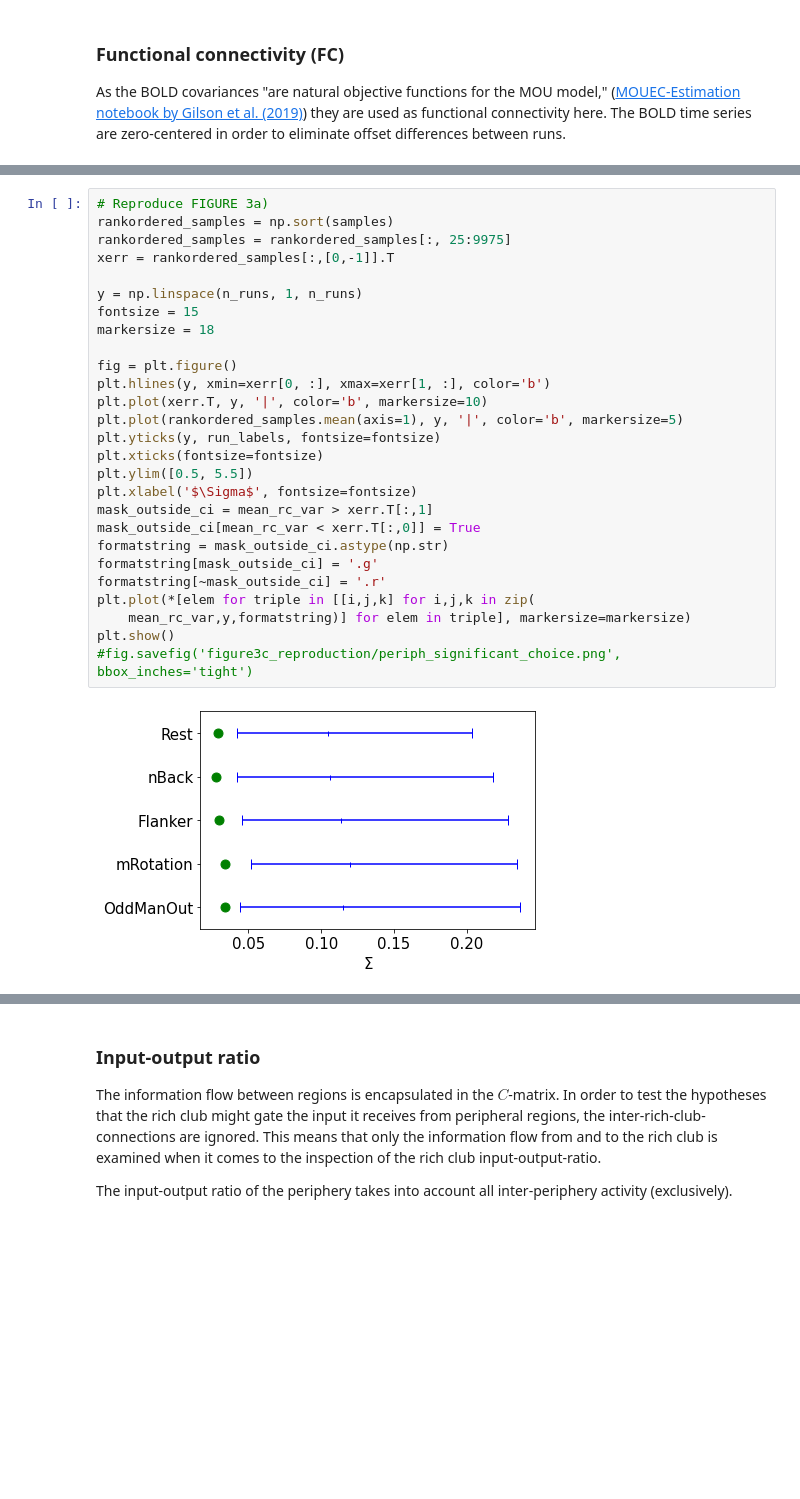
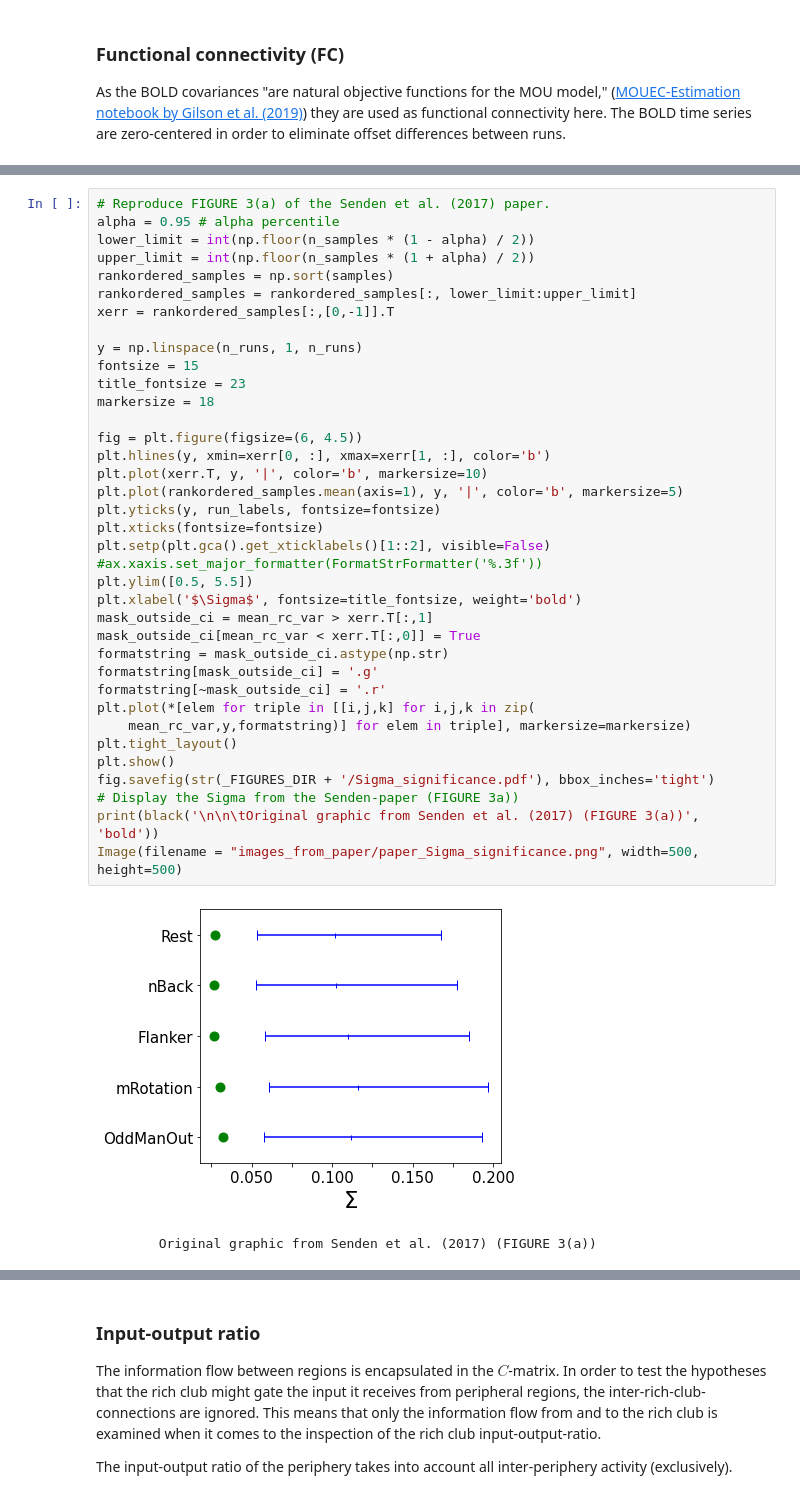
Before and after one commit to bjoernkoehn21/Reproduce-results-from-Senden-paper, a Jupyter notebook: replicate_results_from_Senden_et_al_paper.ipynb, the cells around one changed output, grey strips where cells are left out. Saved outputs shown, nothing was run; the diff lists cells and outputs as text; blank space fills up the shorter version.

```diff
--- a/replicate_results_from_Senden_et_al_paper.ipynb
+++ b/replicate_results_from_Senden_et_al_paper.ipynb
@@ -617,31 +489,42 @@ for i_run in range(n_runs):
         mask_i_sample[i_index_sample] = True
         samples[i_run, i_sample] = local_var[i_run, mask_i_sample].mean()
 # %%
-# Reproduce FIGURE 3a)
+# Reproduce FIGURE 3(a) of the Senden et al. (2017) paper.
+alpha = 0.95 # alpha percentile
+lower_limit = int(np.floor(n_samples * (1 - alpha) / 2))
+upper_limit = int(np.floor(n_samples * (1 + alpha) / 2))
 rankordered_samples = np.sort(samples)
-rankordered_samples = rankordered_samples[:, 25:9975]
+rankordered_samples = rankordered_samples[:, lower_limit:upper_limit]
 xerr = rankordered_samples[:,[0,-1]].T
 
 y = np.linspace(n_runs, 1, n_runs)
 fontsize = 15
+title_fontsize = 23
 markersize = 18
 
-fig = plt.figure()
+fig = plt.figure(figsize=(6, 4.5))
 plt.hlines(y, xmin=xerr[0, :], xmax=xerr[1, :], color='b')
 plt.plot(xerr.T, y, '|', color='b', markersize=10)
 plt.plot(rankordered_samples.mean(axis=1), y, '|', color='b', markersize=5)
 plt.yticks(y, run_labels, fontsize=fontsize)
 plt.xticks(fontsize=fontsize)
+plt.setp(plt.gca().get_xticklabels()[1::2], visible=False)
+#ax.xaxis.set_major_formatter(FormatStrFormatter('%.3f'))
 plt.ylim([0.5, 5.5])
-plt.xlabel('$\Sigma$', fontsize=fontsize)
+plt.xlabel('$\Sigma$', fontsize=title_fontsize, weight='bold')
 mask_outside_ci = mean_rc_var > xerr.T[:,1]
 mask_outside_ci[mean_rc_var < xerr.T[:,0]] = True
 formatstring = mask_outside_ci.astype(np.str)
 formatstring[mask_outside_ci] = '.g'
 formatstring[~mask_outside_ci] = '.r'
 plt.plot(*[elem for triple in [[i,j,k] for i,j,k in zip(
     mean_rc_var,y,formatstring)] for elem in triple], markersize=markersize)
+plt.tight_layout()
 plt.show()
-#fig.savefig('figure3c_reproduction/periph_significant_choice.png', bbox_inches='tight')
+fig.savefig(str(_FIGURES_DIR + '/Sigma_significance.pdf'), bbox_inches='tight')
+# Display the Sigma from the Senden-paper (FIGURE 3a))
+print(black('\n\n\tOriginal graphic from Senden et al. (2017) (FIGURE 3(a))', 'bold'))
+Image(filename = "images_from_paper/paper_Sigma_significance.png", width=500, height=500)
 # %% [output]
-[figure, old version]
+[figure, new version]
+        Original graphic from Senden et al. (2017) (FIGURE 3(a))
```
Also changed, not shown: parts of 22 cells of this notebook, 3 other files.
